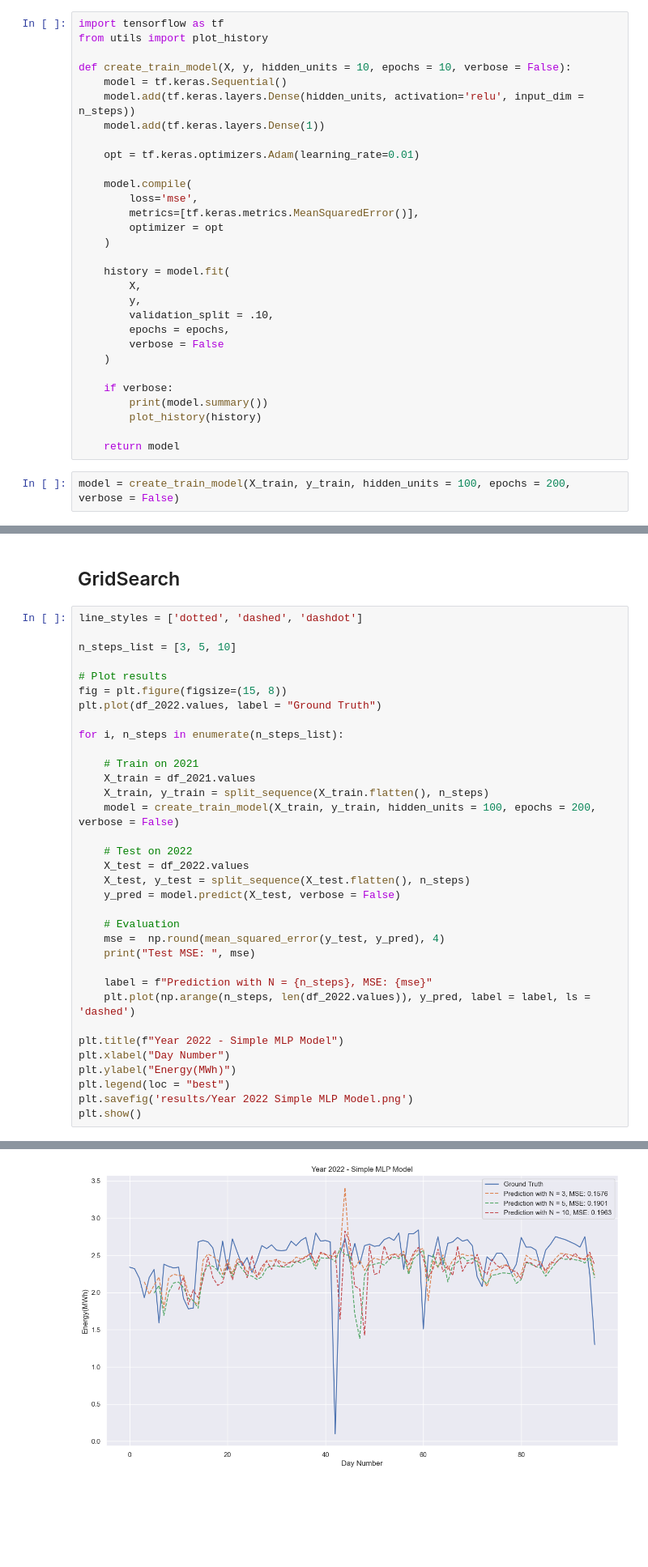
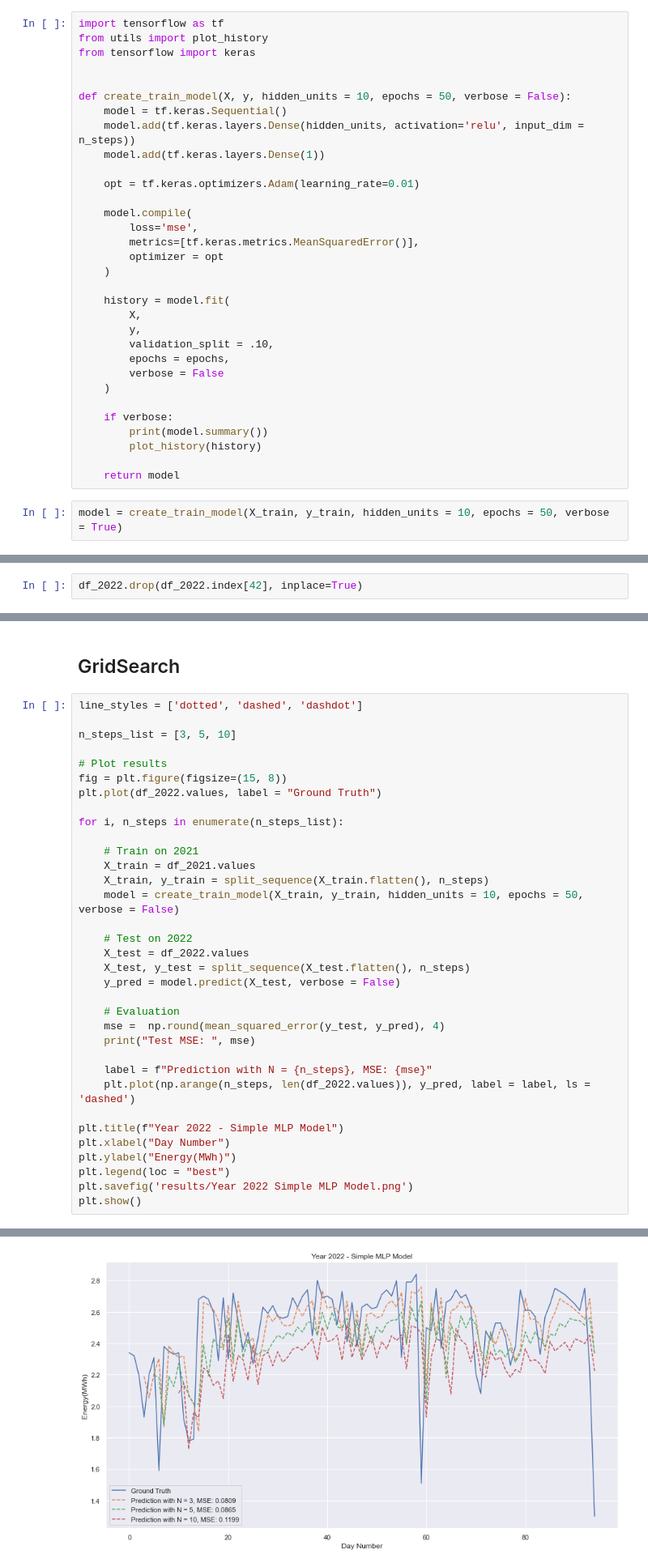
Before and after one commit to Ivanrs297/machine-learning-projects, a Jupyter notebook: energy-generation-analysis/main.ipynb, the cells around one changed output, grey strips where cells are left out. Shown at 81% size. Saved outputs shown, nothing was run; the diff lists cells and outputs as text; blank space fills up the shorter version.

```diff
--- a/energy-generation-analysis/main.ipynb
+++ b/energy-generation-analysis/main.ipynb
@@ -92,8 +91,10 @@ X_train[0:10], y_train[0:10], X_train.shape
 # %%
 import tensorflow as tf
 from utils import plot_history
+from tensorflow import keras
 
-def create_train_model(X, y, hidden_units = 10, epochs = 10, verbose = False):
+
+def create_train_model(X, y, hidden_units = 10, epochs = 50, verbose = False):
     model = tf.keras.Sequential()
     model.add(tf.keras.layers.Dense(hidden_units, activation='relu', input_dim = n_steps))
     model.add(tf.keras.layers.Dense(1))
@@ -120,4 +121,4 @@ def create_train_model(X, y, hidden_units = 10, epochs = 10, verbose = False):
 
     return model
 # %%
-model = create_train_model(X_train, y_train, hidden_units = 100, epochs = 200, verbose = False)
+model = create_train_model(X_train, y_train, hidden_units = 10, epochs = 50, verbose = True)
@@ -170,3 +200,5 @@ df_2022
+# %%
+df_2022.drop(df_2022.index[42], inplace=True)
 # %%
 df_2022.dropna(inplace = True)
 X_raw = df_2022.values
@@ -202,7 +234,7 @@ for i, n_steps in enumerate(n_steps_list):
     # Train on 2021
     X_train = df_2021.values
     X_train, y_train = split_sequence(X_train.flatten(), n_steps)
-    model = create_train_model(X_train, y_train, hidden_units = 100, epochs = 200, verbose = False)
+    model = create_train_model(X_train, y_train, hidden_units = 10, epochs = 50, verbose = False)
 
     # Test on 2022
     X_test = df_2022.values
@@ -229 +262 @@ Test MSE:  0.1963
-[figure, old version]
+[figure, new version]
```
Also changed, not shown: parts of 10 cells of this notebook, 8 other files.
